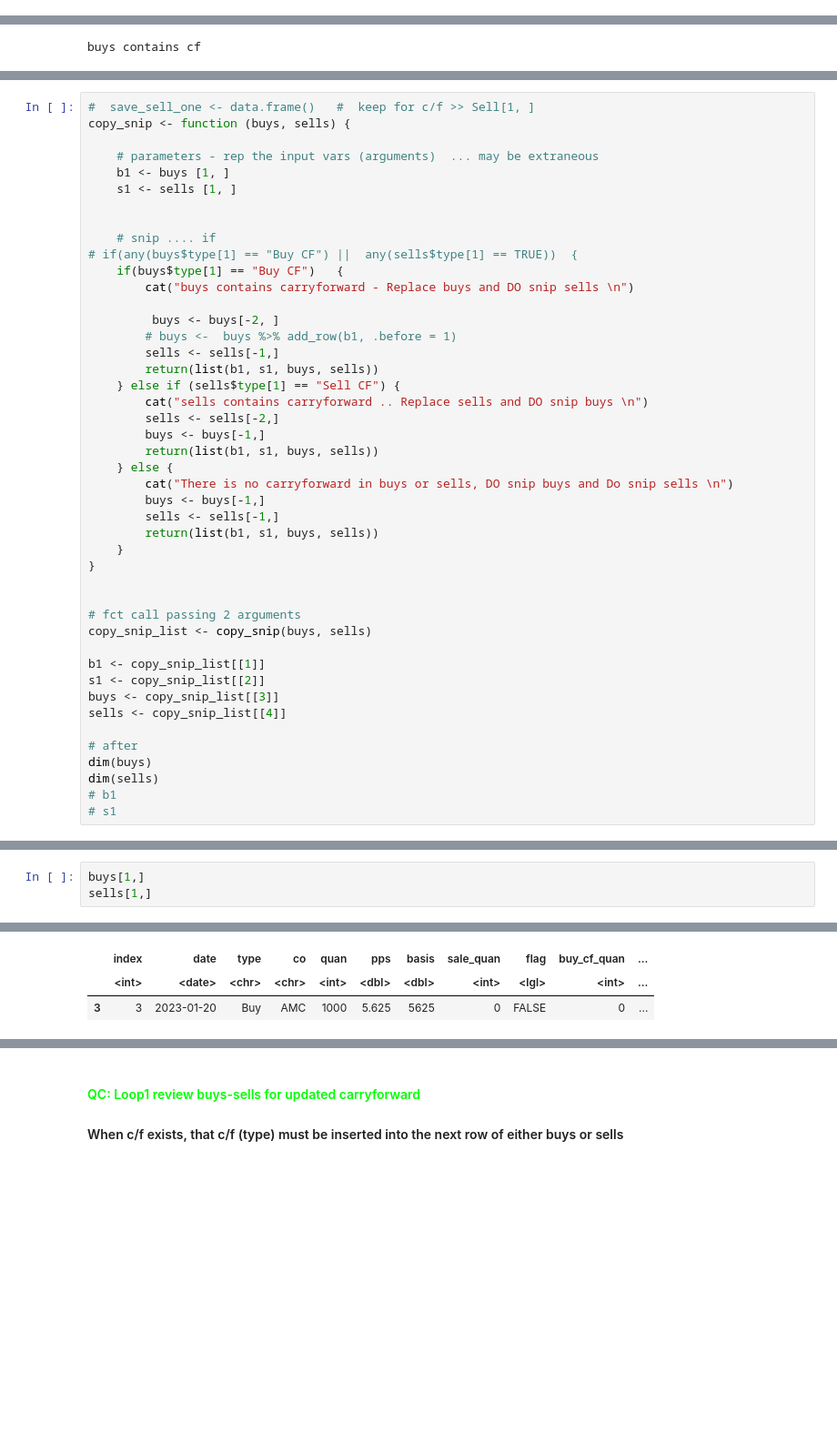
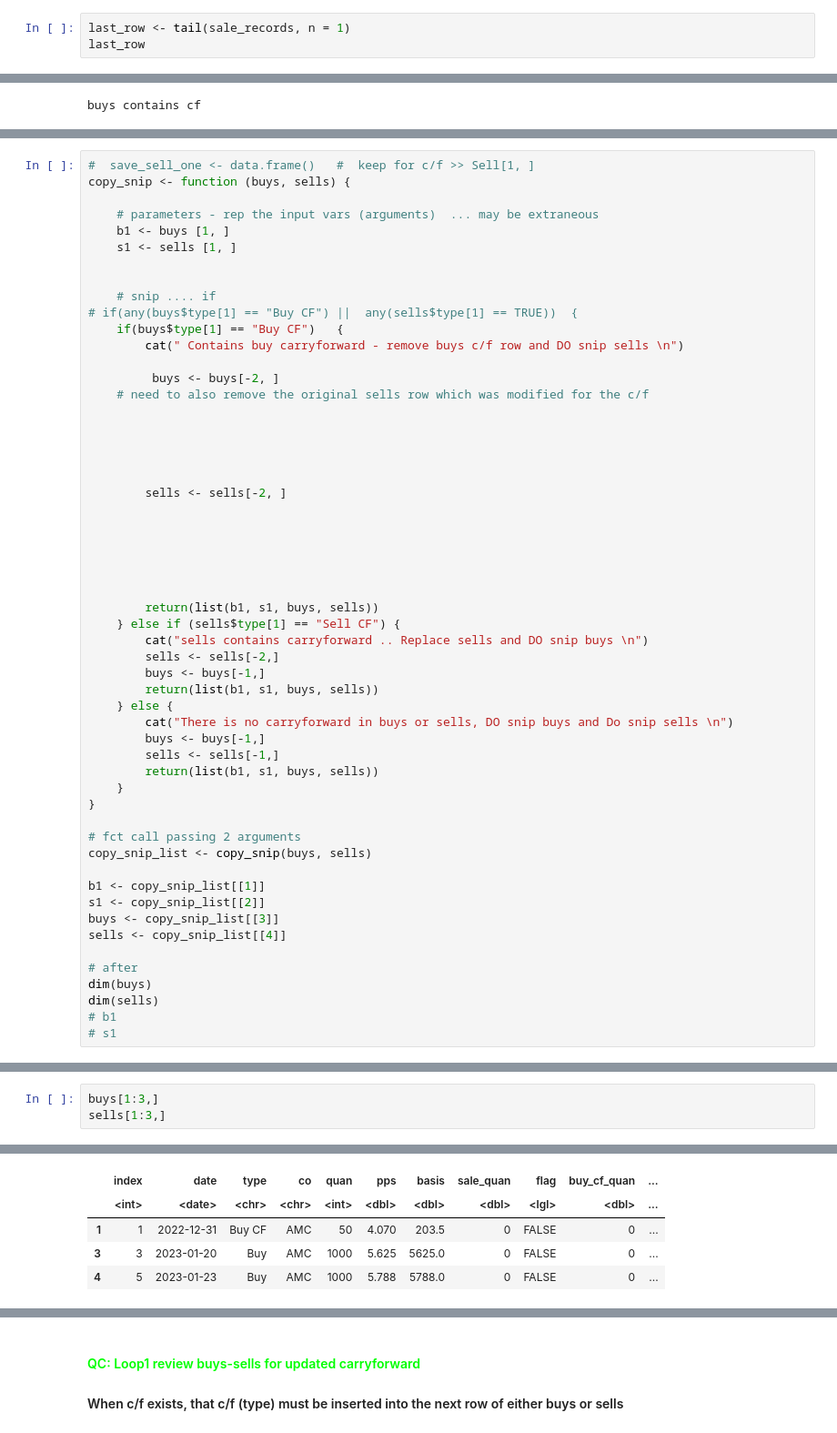
Before and after one commit to GrayCoHub/fifo_redo, a Jupyter notebook: fifo_rows_redo2.ipynb, the cells around one changed output, grey strips where cells are left out. Shown at 91% size. Drawn from its saved outputs; the diff is of its cells as text; blank space fills up the shorter version.

```diff
--- a/fifo_rows_redo2.ipynb
+++ b/fifo_rows_redo2.ipynb
@@ -294,0 +309,3 @@ A data.frame: 1 × 23
+# %%
+last_row <- tail(sale_records, n = 1)
+last_row
@@ -458,11 +595,22 @@ copy_snip <- function (buys, sells) {
     # snip .... if
 # if(any(buys$type[1] == "Buy CF") ||  any(sells$type[1] == TRUE))  {
     if(buys$type[1] == "Buy CF")   {
-        cat("buys contains carryforward - Replace buys and DO snip sells \n")
+        cat(" Contains buy carryforward - remove buys c/f row and DO snip sells \n")
 
          buys <- buys[-2, ]
-        # buys <-  buys %>% add_row(b1, .before = 1)
-        sells <- sells[-1,]
+    # need to also remove the original sells row which was modified for the c/f
+
+
+
+
+
+        sells <- sells[-2, ]
+
+
+
+
+
+
         return(list(b1, s1, buys, sells))
     } else if (sells$type[1] == "Sell CF") {
         cat("sells contains carryforward .. Replace sells and DO snip buys \n")
@@ -477,7 +625,6 @@ copy_snip <- function (buys, sells) {
     }
 }
 
-
 # fct call passing 2 arguments
 copy_snip_list <- copy_snip(buys, sells)
 
@@ -497,5 +644,5 @@ sells contains carryforward .. Replace sells and DO snip buys
 [1] 18 23
 # %%
-buys[1,]
-sells[1,]
+buys[1:3,]
+sells[1:3,]
 # %% [output]
@@ -503,3 +650,5 @@ A data.frame: 1 × 23
 |  | index | date | type | co | quan | pps | basis | sale_quan | flag | buy_cf_quan | ... |
-|  | <int> | <date> | <chr> | <chr> | <int> | <dbl> | <dbl> | <int> | <lgl> | <int> | ... |
-| 3 | 3 | 2023-01-20 | Buy | AMC | 1000 | 5.625 | 5625 | 0 | FALSE | 0 | ... |
+|  | <int> | <date> | <chr> | <chr> | <int> | <dbl> | <dbl> | <dbl> | <lgl> | <dbl> | ... |
+| 1 | 1 | 2022-12-31 | Buy CF | AMC | 50 | 4.070 | 203.5 | 0 | FALSE | 0 | ... |
+| 3 | 3 | 2023-01-20 | Buy | AMC | 1000 | 5.625 | 5625.0 | 0 | FALSE | 0 | ... |
+| 4 | 5 | 2023-01-23 | Buy | AMC | 1000 | 5.788 | 5788.0 | 0 | FALSE | 0 | ... |
```
Also changed, not shown: parts of 38 cells of this notebook.
